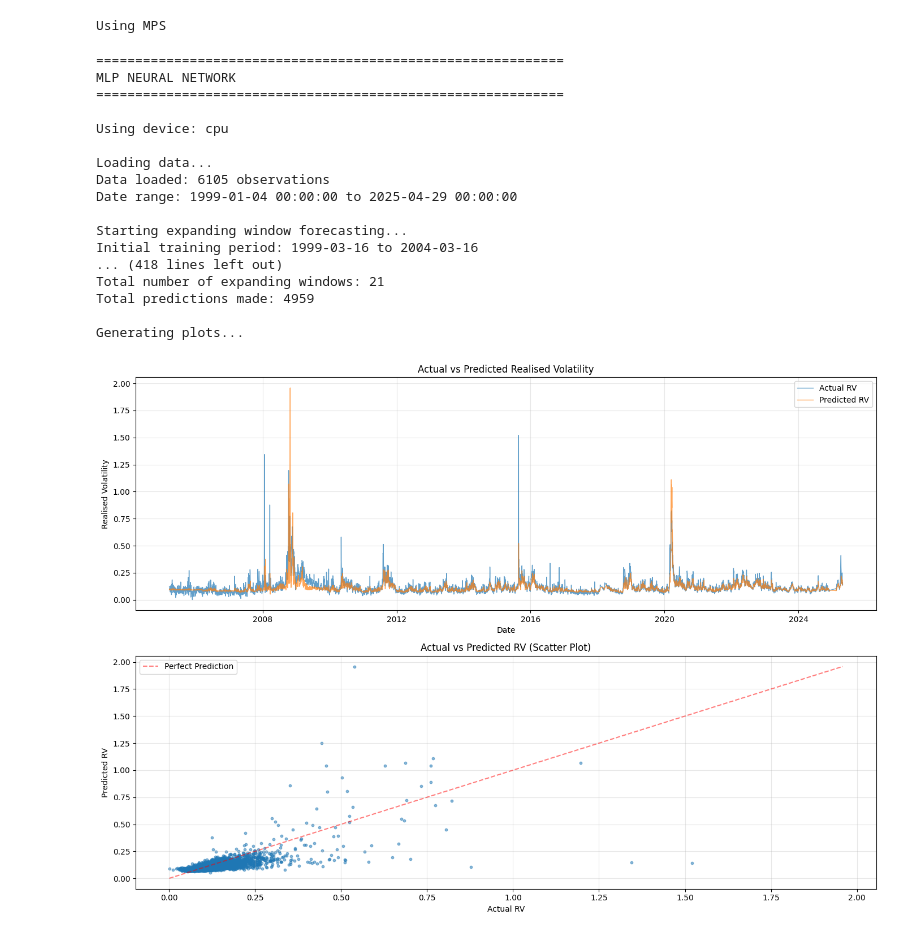
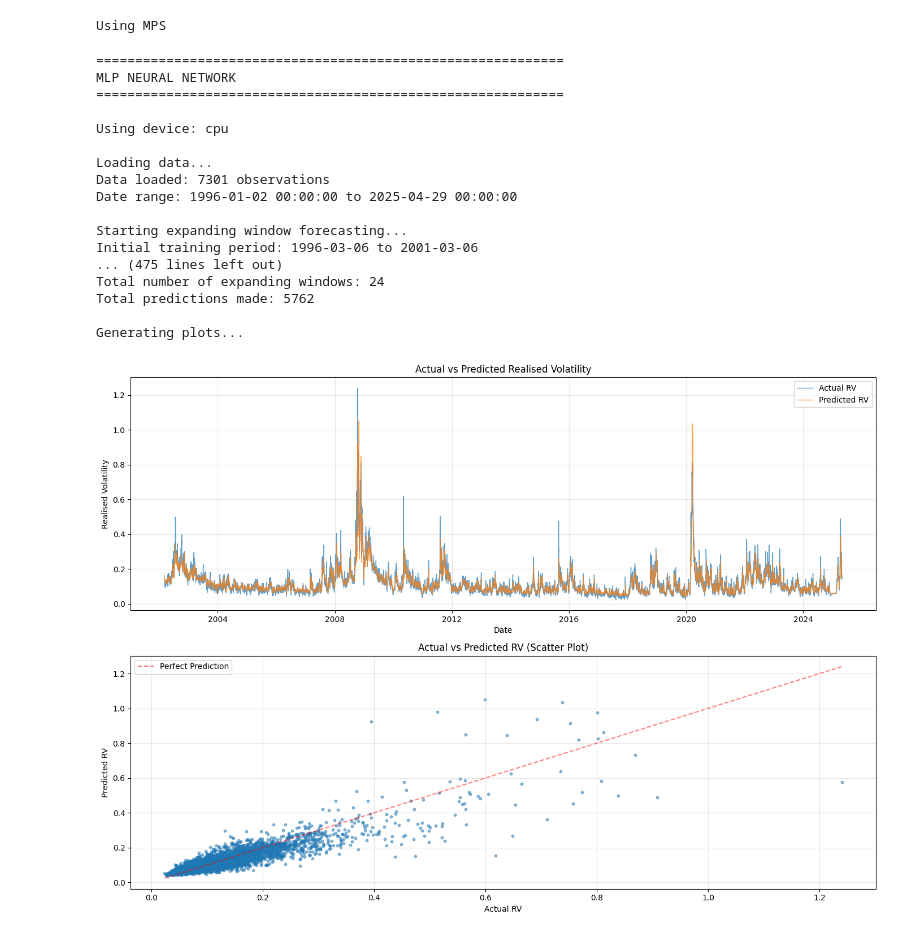
Before and after one commit to dlwlsdn03/bicmemory, a Jupyter notebook: NN/NN.ipynb, the cells around one changed output. Cells and saved outputs as stored; diff of their text form; code cells hidden in the pictures.

```diff
--- a/NN/NN.ipynb
+++ b/NN/NN.ipynb
@@ -56,7 +57,7 @@ Using CPU
 # LSTM Config
 class Config_LSTM:
     #BIC toggle
-    use_bic: bool = False
+    use_bic: bool = True
     max_bic_lag = 44
 
     # Network architecture
@@ -64,7 +65,7 @@ class Config_LSTM:
 
     # Training parameters
     learning_rate = 0.001
-    batch_size = 1024
+    batch_size = 512
     epochs = 100
     early_stopping_rounds = 10
     n_ensembles = 10
@@ -230,7 +231,7 @@ def calculate_BIC(val_data, max_lag: int = 44):
     for lag in range(2, max_lag + 1):
         model = AutoReg(val_data, lags=lag, old_names=False)
         result = model.fit()
-        bic_values[lag] = result.bic
+        bic_values[lag] = result.hqic
 
     best_lag = min(bic_values, key=bic_values.get)
 
@@ -247,11 +248,11 @@ def calculate_BIC(val_data, max_lag: int = 44):
 
     # keep sorted by size for stable column ordering
     #if Config_MLP:
-    chosen = sorted(chosen)
-    print(f"BIC-selected lag set: {chosen}")
-    #if Config_LSTM:
-    #chosen = sorted(list(range(1, chosen[-1]+1)), reverse = True)
-    #print(f"BIC-selected lookback period: {chosen}")
+    #chosen = sorted(chosen)
+    #print(f"BIC-selected lag set: {chosen}")
+    if Config_LSTM:
+        chosen = sorted(list(range(1, chosen[-1]+1)), reverse = True)
+        print(f"BIC-selected lookback period: {chosen}")
     return chosen
 # %%
 # Training
@@ -616,47 +617,47 @@ def main_mlp(): #run for MLP forecast
 
     # Load data
     print("\nLoading data...")
-    rv_data = load_and_prepare_data('XLV.csv')
+    rv_data = load_and_prepare_data('SPY.csv')
 
     # Run expanding window forecast
     results_df = expanding_window_forecast(rv_data, config)
 
     # Save results
     if config.use_bic:
-        output_filename = 'MLP {XLV} BIC.csv'
+        output_filename = 'MLP BIC.csv'
     else:
-        output_filename = 'MLP {XLV}.csv'
+        output_filename = 'MLP.csv'
     results_df.to_csv(output_filename, index=False)
     print(f"\nResults saved to {output_filename}")
 
     # Print summary statistics
     print_summary_statistics(results_df)
 
     # Plot results
     print("\nGenerating plots...")
     plot_results(results_df)
 
 if __name__ == "__main__":
     main_mlp()
 # %% [output]
 ============================================================
 MLP NEURAL NETWORK
 ============================================================
 
 Using device: cpu
 
 Loading data...
-Data loaded: 6105 observations
-Date range: 1999-01-04 00:00:00 to 2025-04-29 00:00:00
+Data loaded: 7301 observations
+Date range: 1996-01-02 00:00:00 to 2025-04-29 00:00:00
 
 Starting expanding window forecasting...
-Initial training period: 1999-03-16 to 2004-03-16
-... (418 lines left out)
-Total number of expanding windows: 21
-Total predictions made: 4959
+Initial training period: 1996-03-06 to 2001-03-06
+... (475 lines left out)
+Total number of expanding windows: 24
+Total predictions made: 5762
 
 Generating plots...
-[figure, old version]
+[figure, new version]
 # %%
 # LSTM
 def main_lstm(): #run for lstm forecast
```
Also changed, not shown: parts of 2 cells of this notebook, 38 other files.
